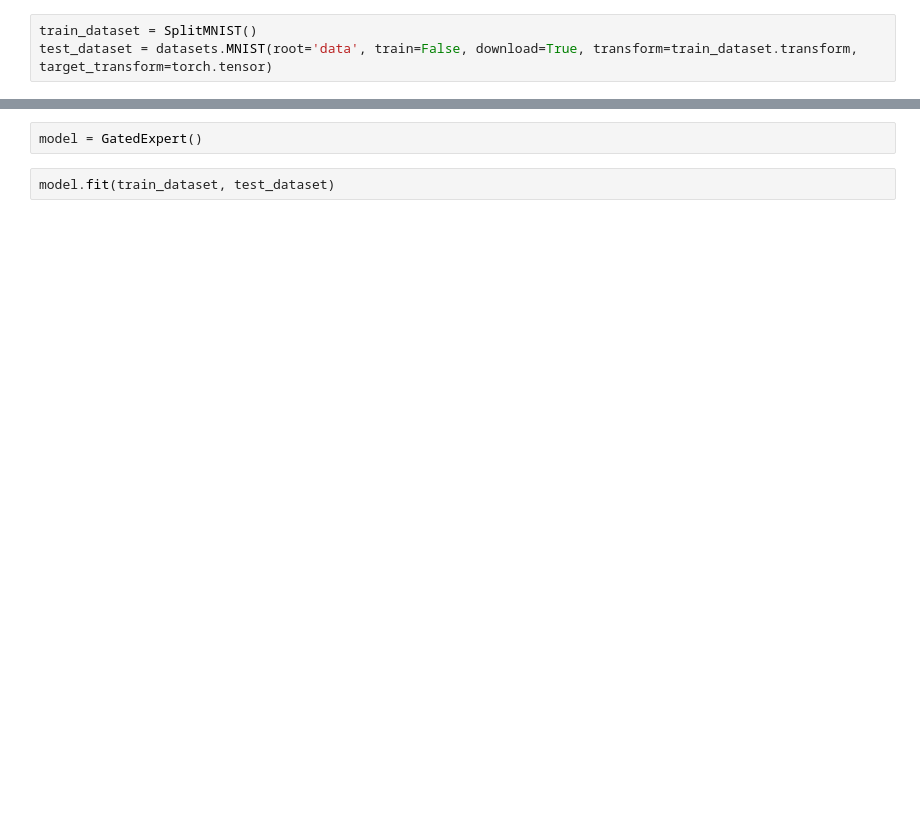
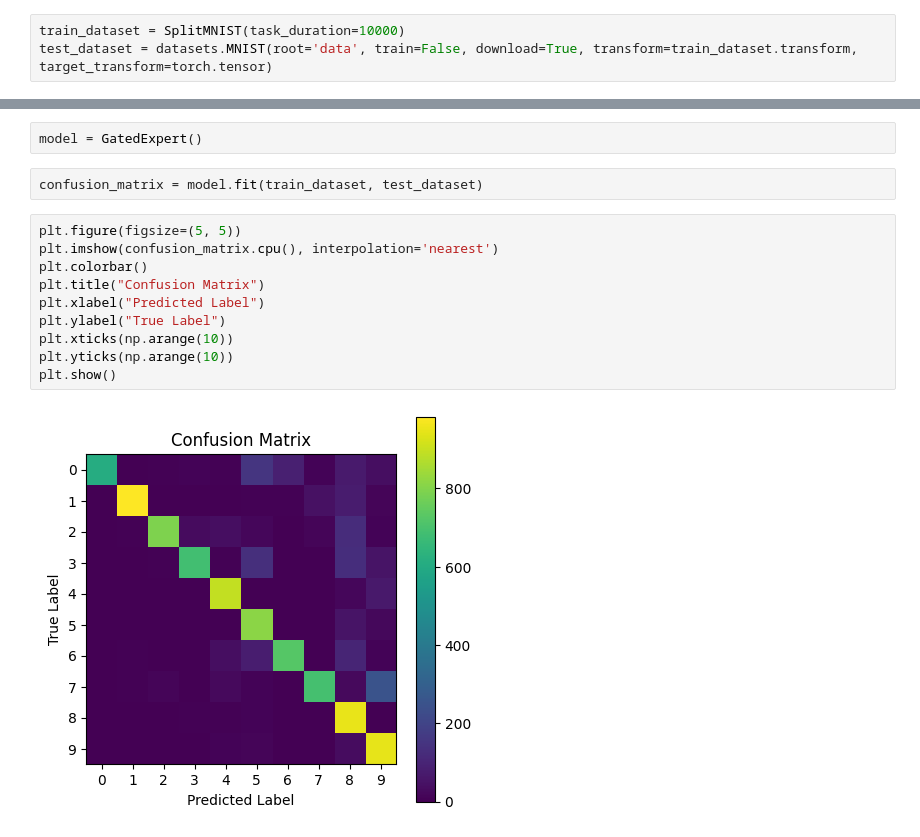
Before and after one commit to Etto48/SEAIProject, a Jupyter notebook: expert_gate.ipynb, the cells around one changed output, grey strips where cells are left out. Drawn from its saved outputs; the diff is of its cells as text; blank space fills up the shorter version.

```diff
--- a/expert_gate.ipynb
+++ b/expert_gate.ipynb
@@ -19,5 +56,5 @@ torch.set_default_device(device)
 # %%
-train_dataset = SplitMNIST()
+train_dataset = SplitMNIST(task_duration=10000)
 test_dataset = datasets.MNIST(root='data', train=False, download=True, transform=train_dataset.transform, target_transform=torch.tensor)
 # %%
 class GateAutoencoder(nn.Module):
@@ -322,4 +327,16 @@ class GatedExpert(nn.Module):
 # %%
 model = GatedExpert()
 # %%
-model.fit(train_dataset, test_dataset)
+confusion_matrix = model.fit(train_dataset, test_dataset)
+# %%
+plt.figure(figsize=(5, 5))
+plt.imshow(confusion_matrix.cpu(), interpolation='nearest')
+plt.colorbar()
+plt.title("Confusion Matrix")
+plt.xlabel("Predicted Label")
+plt.ylabel("True Label")
+plt.xticks(np.arange(10))
+plt.yticks(np.arange(10))
+plt.show()
+# %% [output]
+[figure, added]
```
Also changed, not shown: parts of 4 cells of this notebook.
